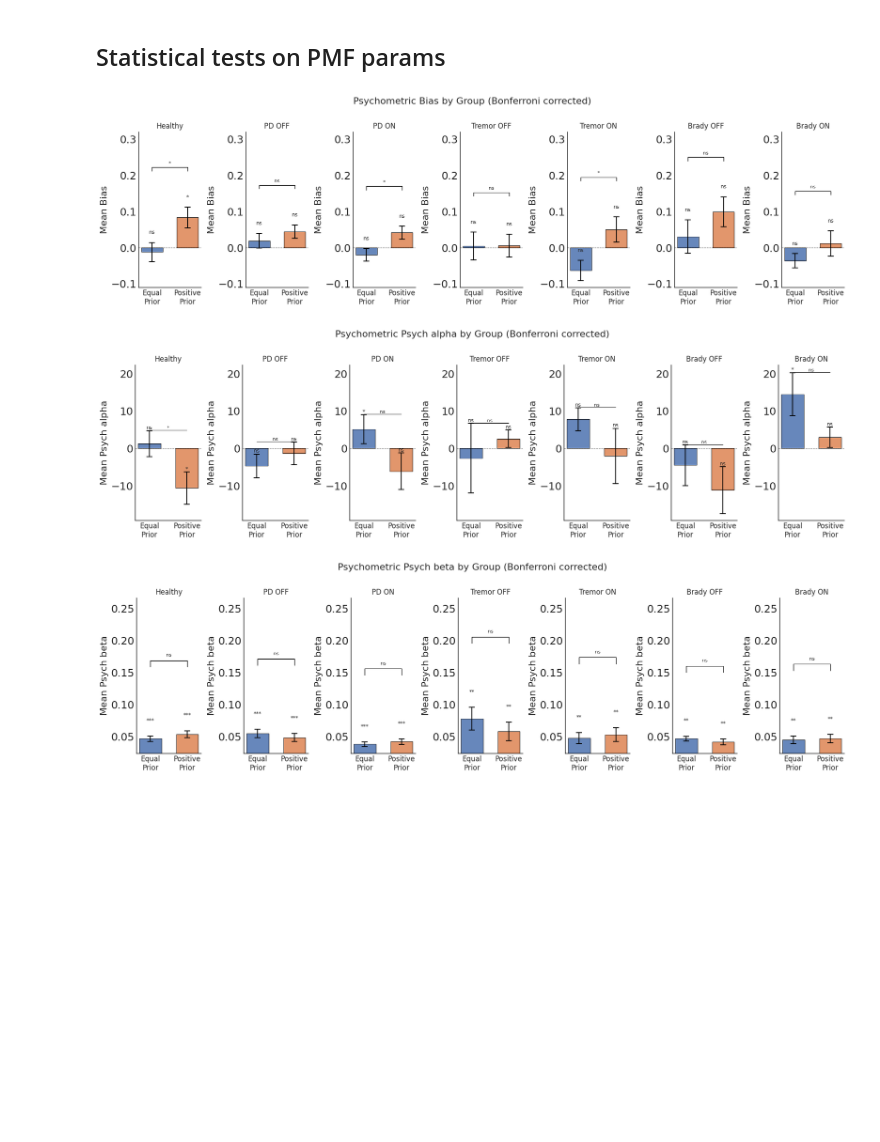
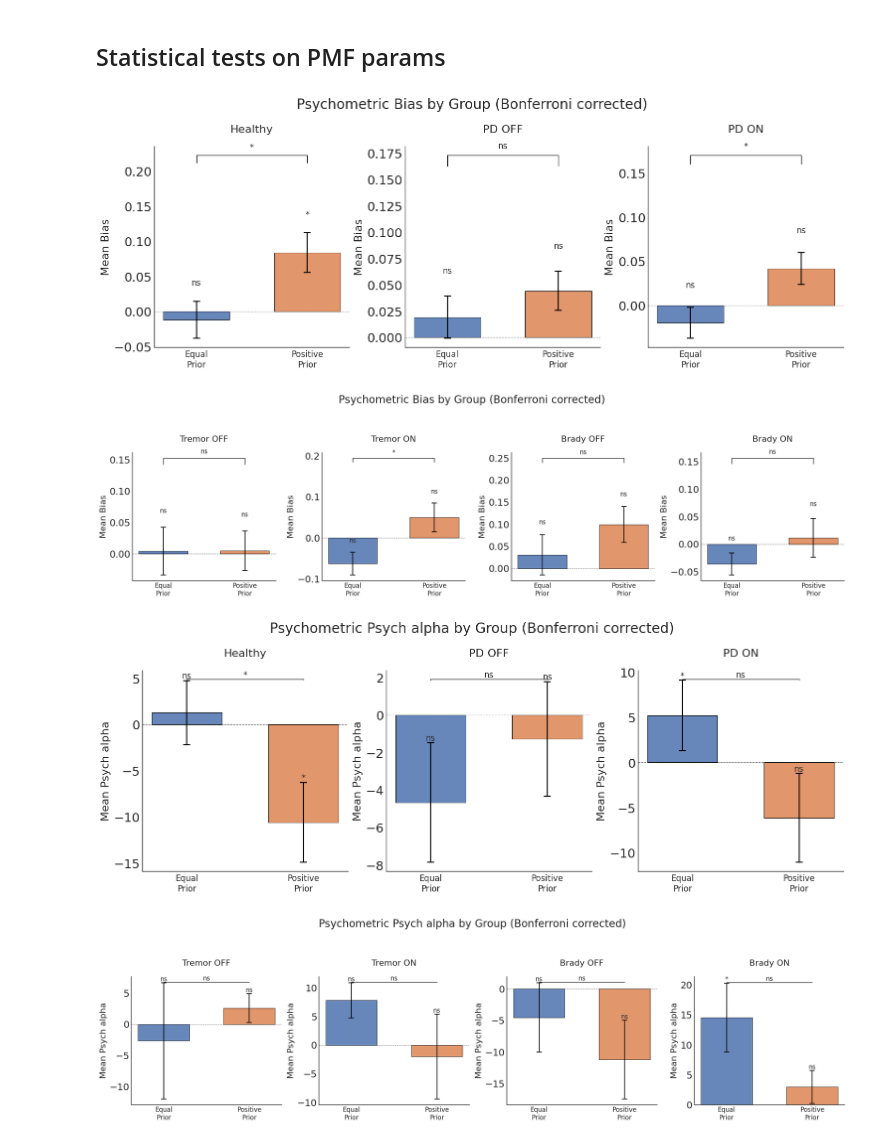
Before and after one commit to vaibrainium/bayesian-priors-in-pd-subtype, a Jupyter notebook: notebooks/2.20-psych-model-fitting-color.ipynb, the cells around one changed output. Cells and saved outputs as stored; diff of their text form; code cells hidden in the pictures; blank space fills up the shorter version.

Commit message:
feat: psych analysis refactored

```diff
--- a/notebooks/2.20-psych-model-fitting-color.ipynb
+++ b/notebooks/2.20-psych-model-fitting-color.ipynb
@@ -25,3 +25,29 @@ HC subjects:               18    ['HC1' 'HC3' 'HC6' 'HC7' 'HC8' 'HC9' 'HC12' 'HC
  'ES' 'GF' 'GP' 'JA' 'MRM' 'SY']
 # %% [markdown]
 ## Plot group-wise psychometric function
+# %%
+def new_accumulators():
+    """Empty accumulators for positive-prior and equal-prior psychometric data."""
+    return {k: {"coh": [], "psych": [], "model": [], "x_hat": [], "y_hat": []} for k in ("pos", "eq")}
+
+
+def collect_psych(data, accum):
+    """Fit psychometric data for both color conditions and append to accum."""
+    for key, color_val in [("pos", 1), ("eq", 0)]:
+        coh, psych, model, x_hat, y_hat = pmf_utils.get_psychometric_data(data[data["color"] == color_val])
+        for field, val in zip(["coh", "psych", "model", "x_hat", "y_hat"], [coh, psych, model, x_hat, y_hat]):
+            accum[key][field].append(val)
+
+
+def plot_mean_psych(ax, accum, pos_color, eq_color, err_style):
+    """Plot group-mean psychometric curve with error bars and fitted line."""
+    for key, color, label in [("pos", pos_color, "Positive Prior"), ("eq", eq_color, "Equal Prior")]:
+        coh_arr = np.array(accum[key]["coh"])
+        psych_arr = np.array(accum[key]["psych"])
+        x_hat_arr = np.array(accum[key]["x_hat"])
+        mean_coh, mean_psych = np.mean(coh_arr, axis=0), np.mean(psych_arr, axis=0)
+        mean_x_hat = np.mean(x_hat_arr, axis=0)
+        ax.plot(mean_coh, mean_psych, color=color, ls="", marker="o", ms=12, mec="k", label=label)
+        ax.errorbar(mean_coh, mean_psych, yerr=stats.sem(psych_arr, axis=0), color=color, ls="", marker="o", ms=12, mec="k", **err_style)
+        fit = pmf_utils.fit_psychometric_function(mean_coh, mean_psych, trial_counts=None, model_type="logit_4")
+        ax.plot(mean_x_hat, fit.predict(mean_x_hat), color=color, ls="-", lw=4)
@@ -60,9 +146,15 @@ group_titles = {
 
 
 for var in ["bias", "psych_alpha", "psych_beta"]:
-    fig, axes = plt.subplots(1, len(group_order), figsize=(18, 5))
+    fig1, axes1 = plt.subplots(1, 3, figsize=(15, 5))
+    fig2, axes2 = plt.subplots(1, 4, figsize=(20, 5))
+
     y_min, y_max = np.inf, -np.inf
-    for ax, grp in zip(axes, group_order):
+    for grp in group_order:
+        if grp in ["healthy", "pd_off", "pd_on"]:
+            ax = axes1[["healthy", "pd_off", "pd_on"].index(grp)]
+        else:
+            ax = axes2[["tremor_off", "tremor_on", "brady_off", "brady_on"].index(grp)]
         group_data = psych_params.loc[grp_indices[grp]]
         pos_centered = group_data[f"positive_{var}"] if var != "bias" else group_data[f"positive_{var}"] - 0.5
         eq_centered = group_data[f"equal_{var}"] if var != "bias" else group_data[f"equal_{var}"] - 0.5
@@ -90,37 +182,39 @@ for var in ["bias", "psych_alpha", "psych_beta"]:
             ax.bar(xi, mean, color=color, edgecolor="k", linewidth=0.8, width=0.6, alpha=0.85)
             ax.errorbar(xi, mean, yerr=sem, fmt="none", color="k", capsize=5, elinewidth=1.5, capthick=1.5)
 
             corr_p = results.loc[test_name, "corrected_p"]
             star = "***" if corr_p < 0.001 else "**" if corr_p < 0.01 else "*" if corr_p < 0.05 else "ns"
-            ax.text(xi, mean + sem + 0.02, star, ha="center", va="bottom", fontsize=9)
+            ax.text(xi, mean + sem + 0.02, star, ha="center", va="bottom", fontsize=12)
 
             bar_tops[test_name] = mean + sem
             y_min = min(y_min, mean - sem)
             y_max = max(y_max, mean + sem + 0.08)
 
         bracket_y = max(bar_tops.values()) + 0.10
         p_vs_eq = results.loc["positive_vs_equal", "corrected_p"]
         p_str = "***" if p_vs_eq < 0.001 else "**" if p_vs_eq < 0.01 else "*" if p_vs_eq < 0.05 else "ns# p < 0.001" if p_vs_eq < 0.001 else "ns"  # f"p = {p_vs_eq:.3f}"
         ax.plot([0, 0, 1, 1], [bracket_y, bracket_y + 0.01, bracket_y + 0.01, bracket_y], color="k", lw=1)
-        ax.text(0.5, bracket_y + 0.015, p_str, ha="center", va="bottom", fontsize=8)
+        ax.text(0.5, bracket_y + 0.015, p_str, ha="center", va="bottom", fontsize=12)
 
         y_max = max(y_max, bracket_y + 0.06)
 
         ax.axhline(0, color="k", lw=0.8, ls="--", alpha=0.5)
         ax.set_xticks(bar_x)
         ax.set_xticklabels(test_xlabels, fontsize=12)
-        ax.set_title(group_titles[grp], fontsize=12)
+        ax.set_title(group_titles[grp], fontsize=16, pad=20)
         ax.set_ylabel(f"Mean {var.capitalize().replace('_', ' ')}")
         ax.grid(False)
 
     pad = (y_max - y_min) * 0.05
     for ax in axes:
         ax.set_ylim(y_min - pad, y_max + pad)
 
-    plt.suptitle(f"Psychometric {var.capitalize().replace('_', ' ')} by Group (Bonferroni corrected)", y=1.02, fontsize=16)
+    fig1.suptitle(f"Psychometric {var.capitalize().replace('_', ' ')} by Group (Bonferroni corrected)", y=1.1, fontsize=20)
+    fig2.suptitle(f"Psychometric {var.capitalize().replace('_', ' ')} by Group (Bonferroni corrected)", y=1.1, fontsize=20)
     plt.tight_layout()
     plt.show()
 # %% [output]
-[figure, old version]
+[figure, new version]
-[figure, old version]
+[figure, new version]
-[figure, old version]
+[figure, new version]
+[figure, added]
```
Also changed, not shown: parts of 2 cells of this notebook, 1 other file.
